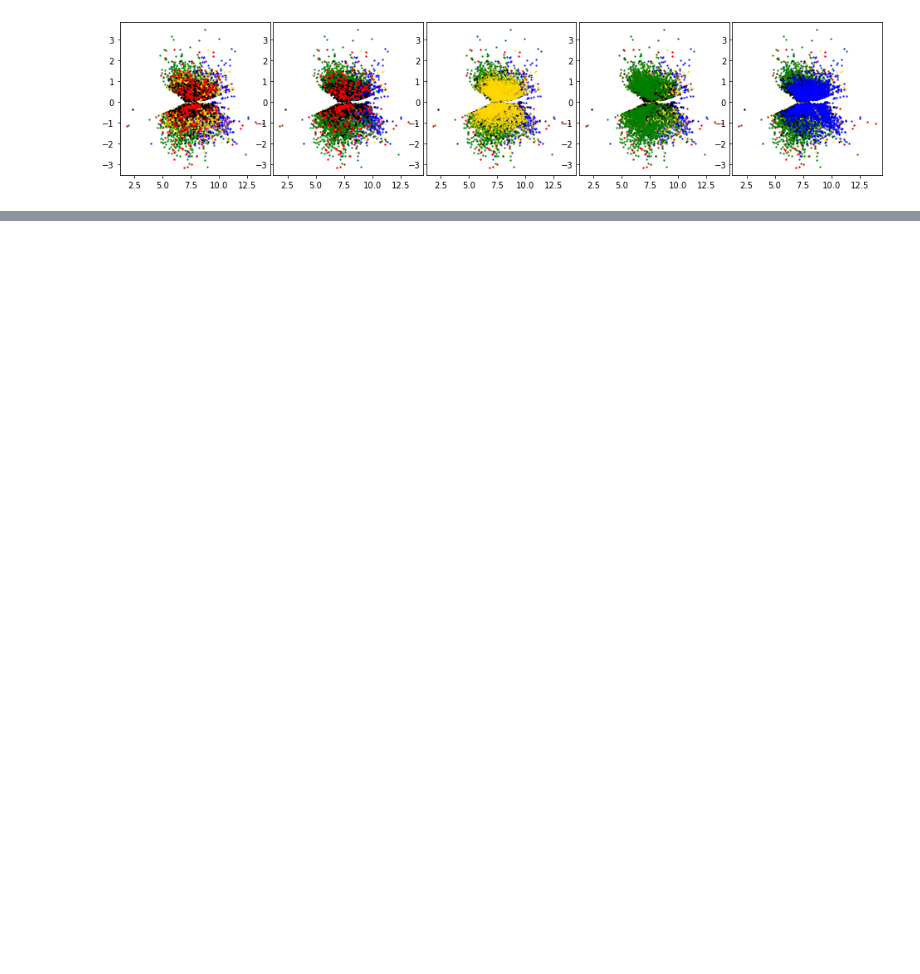
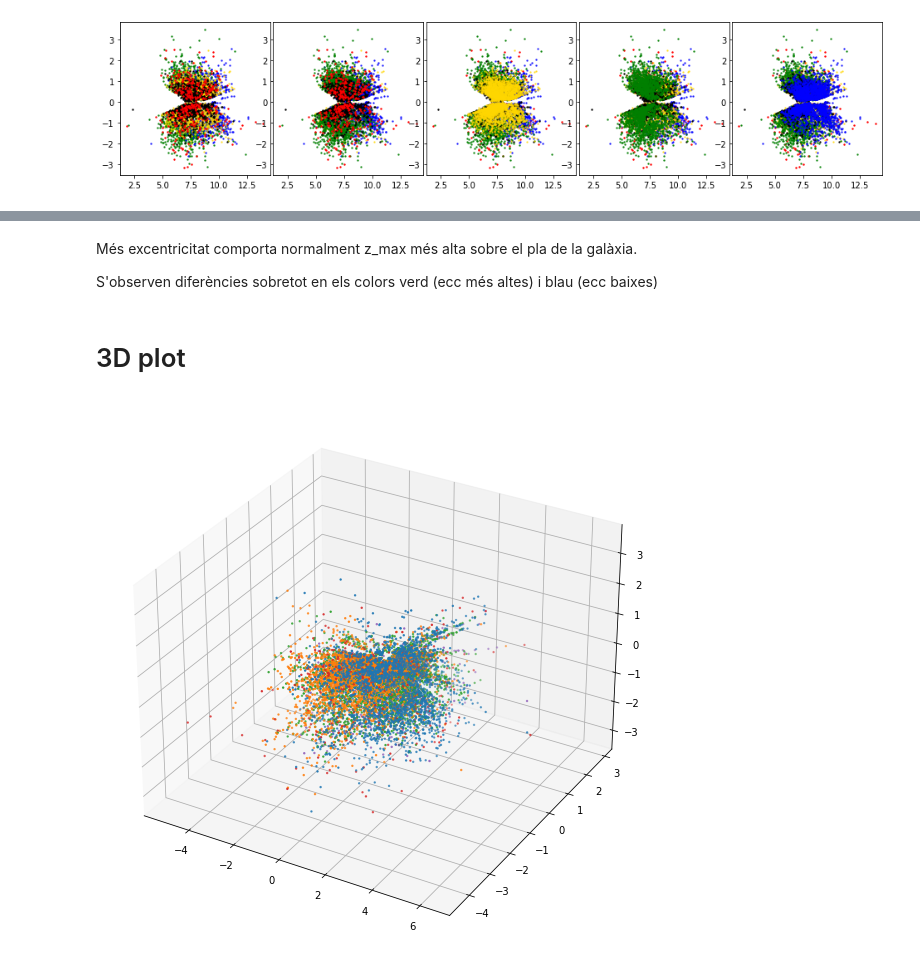
Before and after one commit to aleixcb/tfg_galah, a Jupyter notebook: py/XD aplicat a RC.ipynb, the cells around one changed output, grey strips where cells are left out. Saved outputs shown, nothing was run; the diff lists cells and outputs as text; code cells hidden in the pictures; blank space fills up the shorter version.

```diff
--- a/py/XD aplicat a RC.ipynb
+++ b/py/XD aplicat a RC.ipynb
@@ -351,0 +384,17 @@ for ii in [1,4,3,0,2]:
+# %% [markdown]
+Més excentricitat comporta normalment z_max més alta sobre el pla de la galàxia.
+
+S'observen diferències sobretot en els colors verd (ecc més altes) i blau (ecc baixes)
+# %% [markdown]
+# 3D plot
+# %%
+from mpl_toolkits import mplot3d
+fig = plt.figure(figsize=(10, 10))
+ax = plt.axes(projection='3d')
+for ii in [3,4,2,1,0]:
+    ax.scatter3D(galah_rc.data["X_XYZ"][maxprob_per_star==ii],
+             galah_rc.data["Y_XYZ"][maxprob_per_star==ii],
+             galah_rc.data["Z_XYZ"][maxprob_per_star==ii],
+             s=2, cmap='Greens');
+# %% [output]
+[figure, added]
```
Also changed, not shown: parts of 32 cells of this notebook, 1 other file.
